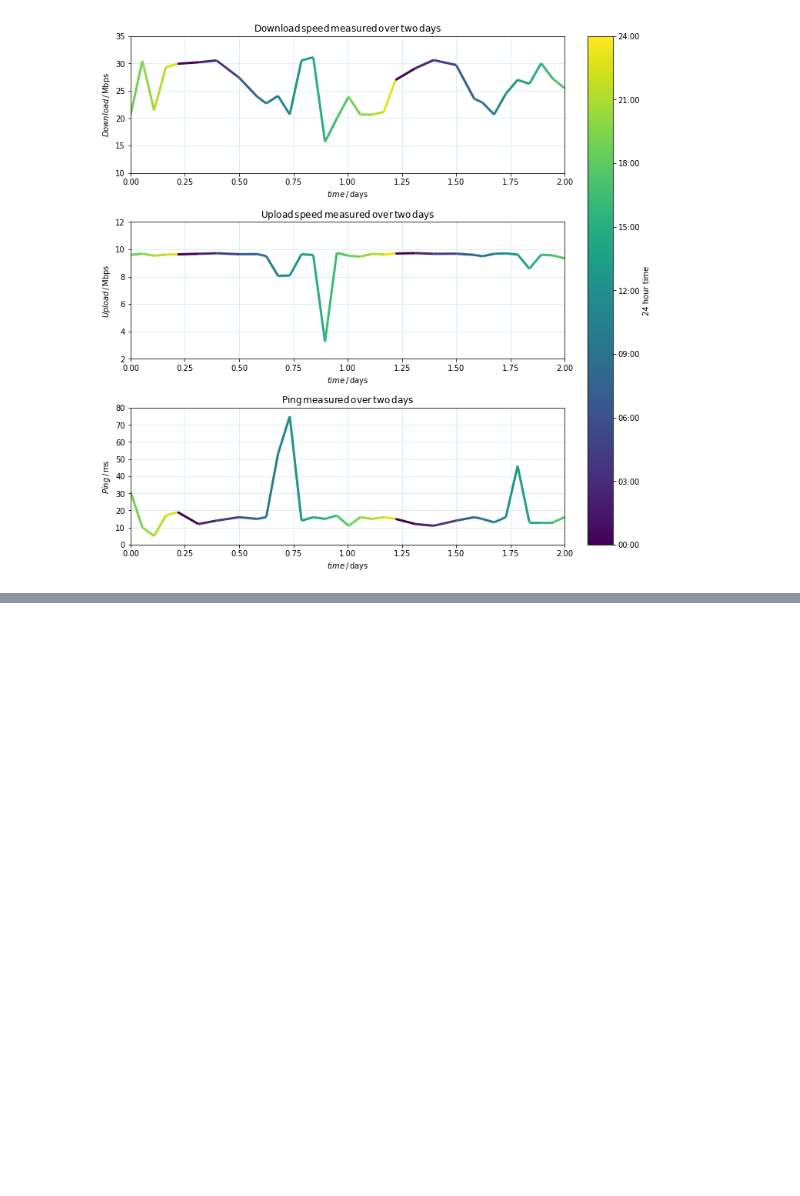
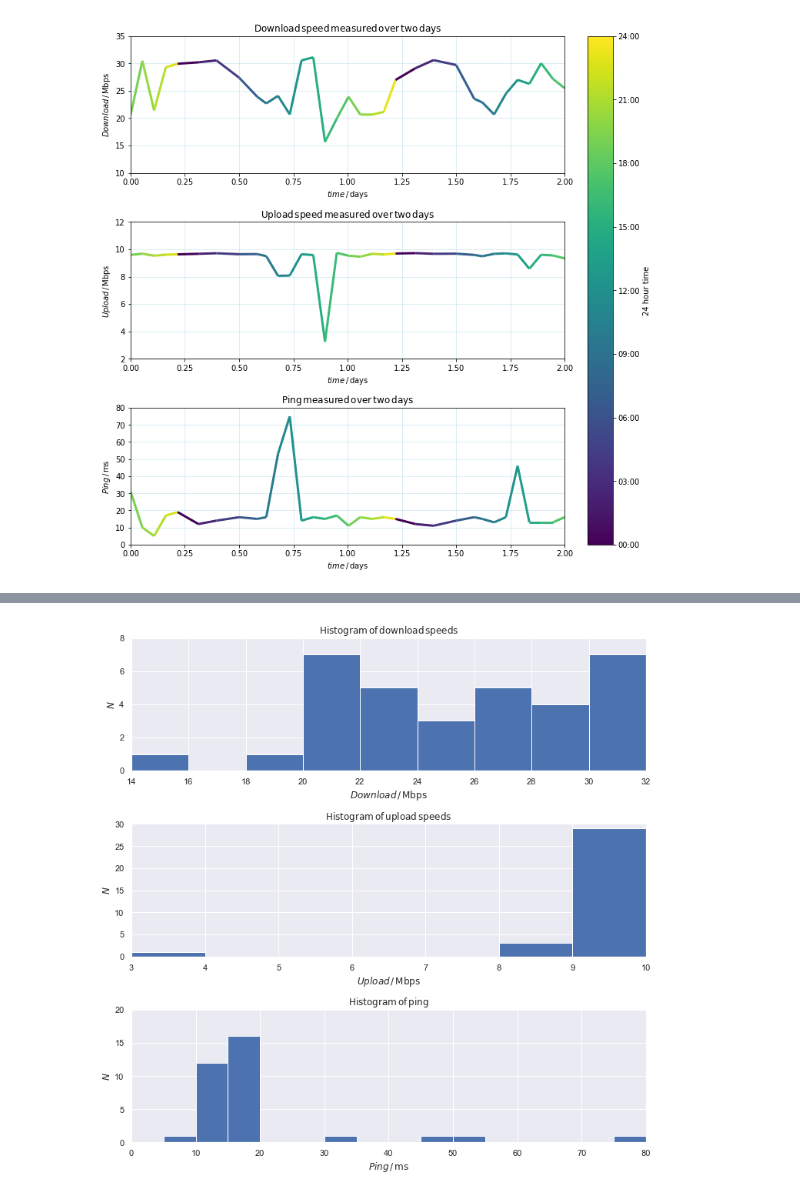
Before and after one commit to j-b-ferguson/Fun-in-Python, a Jupyter notebook: Analysis of internet speed measured over two days.ipynb, the cells around one changed output, grey strips where cells are left out. Drawn from its saved outputs; the diff is of its cells as text; code cells hidden in the pictures; blank space fills up the shorter version.

```diff
--- a/Analysis of internet speed measured over two days.ipynb
+++ b/Analysis of internet speed measured over two days.ipynb
@@ -210,0 +224,29 @@ plt.show()
+# %%
+fig, axs = plt.subplots(3,1,figsize=(10,10), constrained_layout = True)
+sns.set(style='darkgrid')
+
+axs[0].hist(d_speed, [i for i in range(14,40,2)])
+axs[0].set_xlim(14,32)
+axs[0].set_ylim(0,8)
+axs[0].set_title(r'$\mathrm{Histogram\,of\,download\,speeds}$')
+axs[0].set_xlabel(r'$Download\,\mathrm{/\,Mbps}$')
+axs[0].set_ylabel(r'$N$')
+
+axs[1].hist(u_speed, [i for i in range(3,11)])
+axs[1].set_xlim(3,10)
+axs[1].set_ylim(0,30)
+axs[1].set_title(r'$\mathrm{Histogram\,of\,upload\,speeds}$')
+axs[1].set_xlabel(r'$Upload\,\mathrm{/\,Mbps}$')
+axs[1].set_ylabel(r'$N$')
+
+
+axs[2].hist(ping, [i for i in range(5,81,5)])
+axs[2].set_xlim(0,80)
+axs[2].set_ylim(0,20)
+axs[2].set_title(r'$\mathrm{Histogram\,of\,ping}$')
+axs[2].set_xlabel(r'$Ping\,\mathrm{/\,ms}$')
+axs[2].set_ylabel(r'$N$')
+
+plt.show()
+# %% [output]
+[figure, added]
```
Also changed, not shown: parts of 2 cells of this notebook.
